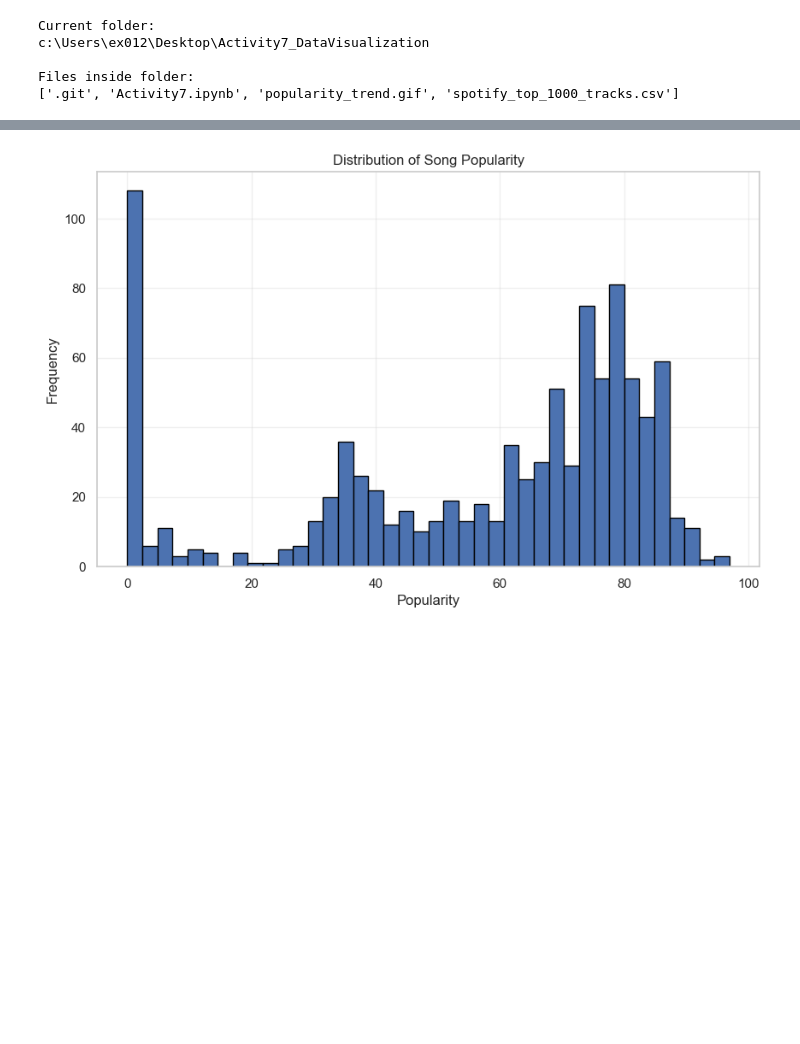
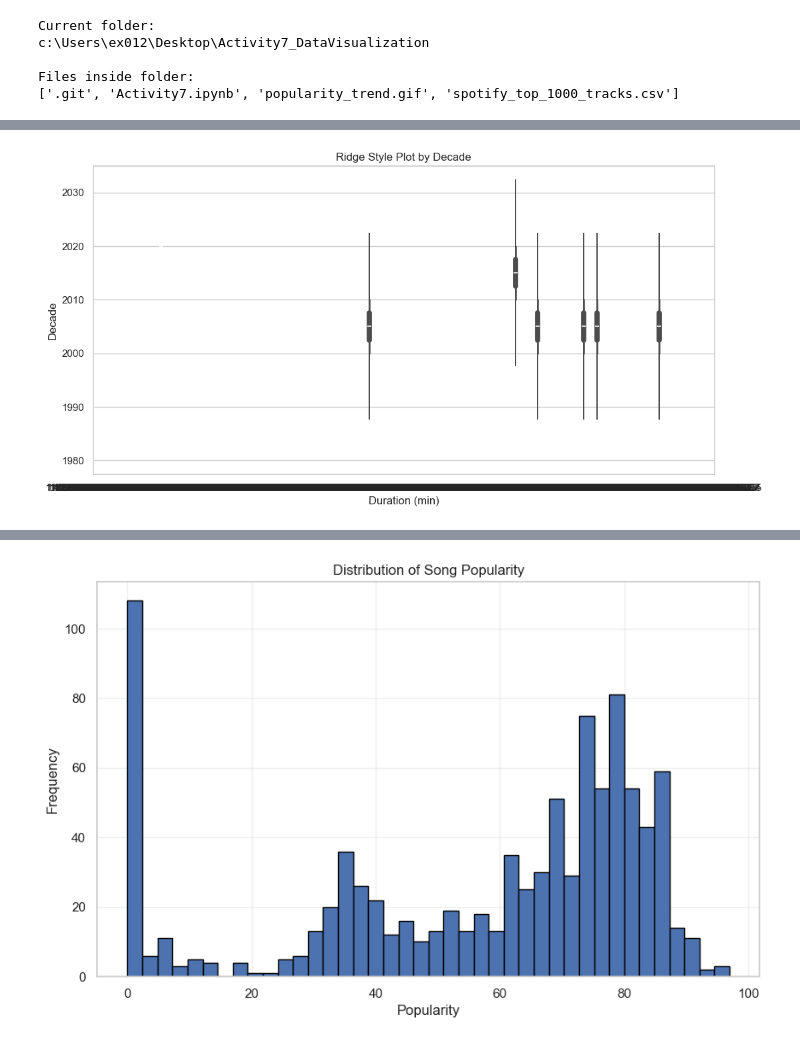
Before and after one commit to untalascobrylleedsil/Activity7_DataVisualization, a Jupyter notebook: Activity7.ipynb, the cells around one changed output, grey strips where cells are left out. Saved outputs shown, nothing was run; the diff lists cells and outputs as text; code cells hidden in the pictures; blank space fills up the shorter version.

```diff
--- a/Activity7.ipynb
+++ b/Activity7.ipynb
@@ -79,0 +146,22 @@ if 'tempo' in df.columns:
+# %%
+# Ensure decade exists safely
+df['decade'] = (df['year'] // 10) * 10
+
+# Clean needed columns
+df_clean = df.dropna(subset=['duration_min', 'decade'])
+
+plt.figure(figsize=(12,6))
+
+sns.violinplot(
+    data=df_clean,
+    x='duration_min',
+    y='decade'
+)
+
+plt.title("Ridge Style Plot by Decade")
+plt.xlabel("Duration (min)")
+plt.ylabel("Decade")
+
+plt.show()
+# %% [output]
+[figure, added]
```
Also changed, not shown: parts of 29 cells of this notebook, 1 other file.
